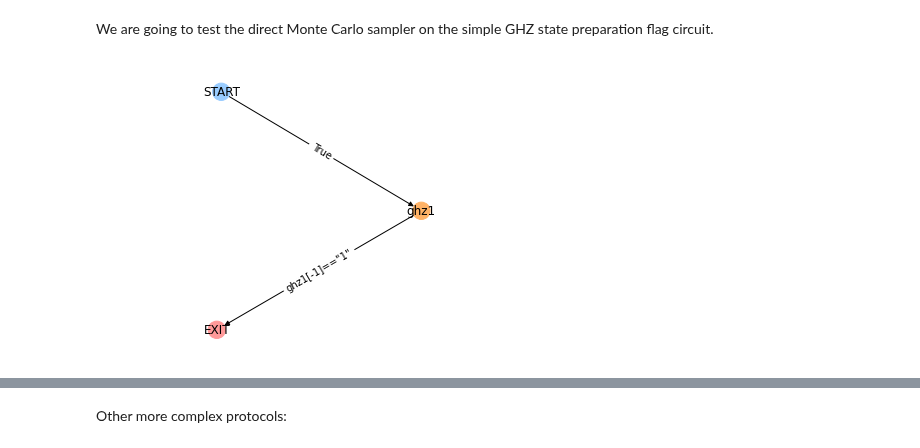
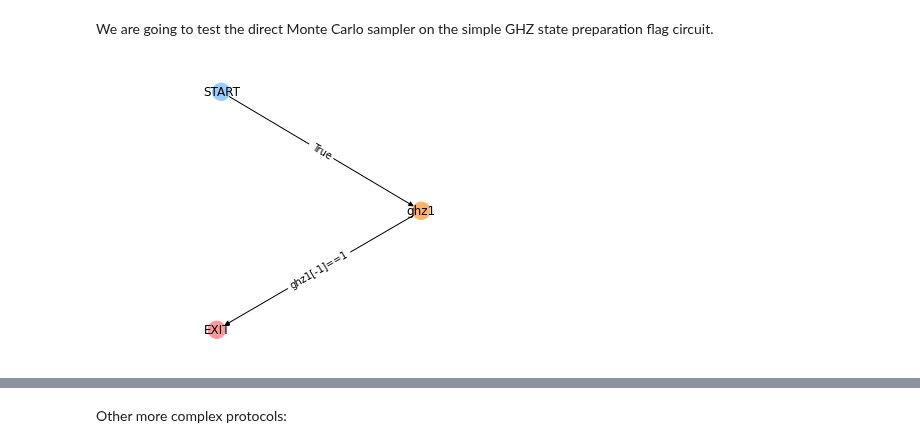
Before and after one commit to dpwinter/qsample, a Jupyter notebook: 05b_samplers.protocol_samplers.ipynb, the cells around one changed output, grey strips where cells are left out. Cells and saved outputs as stored; diff of their text form; code cells hidden in the pictures.

```diff
--- a/05b_samplers.protocol_samplers.ipynb
+++ b/05b_samplers.protocol_samplers.ipynb
@@ -76,23 +71,23 @@ We are going to test the direct Monte Carlo sampler on the simple GHZ state prep
 # %%
 from qsam.protocol import Protocol, draw_protocol, iterate
 from qsam.circuit import Circuit
 
 ghz = Circuit([ {"init": {0,1,2,3,4}},
                 {"H": {0}},
                 {"CNOT": {(0,1)}},
                 {"CNOT": {(1,2)}},
                 {"CNOT": {(2,3)}},
                 {"CNOT": {(3,4)}},
                 {"CNOT": {(0,4)}},
                 {"measure": {4}}   ])
 
 ghz1 = Protocol()
 ghz1.add_nodes_from(['ghz1'], circuits=ghz)
 ghz1.add_edge('START', 'ghz1', check='True')
-ghz1.add_edge('ghz1', 'EXIT', check='ghz1[-1]=="1"')
+ghz1.add_edge('ghz1', 'EXIT', check='ghz1[-1]==1')
 draw_protocol(ghz1)
 # %% [output]
-[figure, old version]
+[figure, new version]
 # %%
 #slow
 
```
Also changed, not shown: parts of 14 cells of this notebook, 17 other files.
